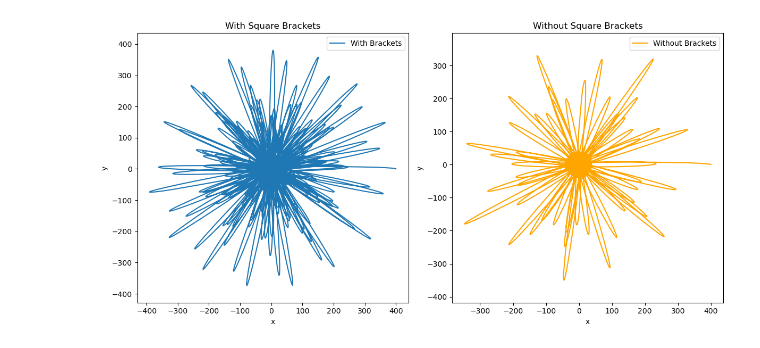
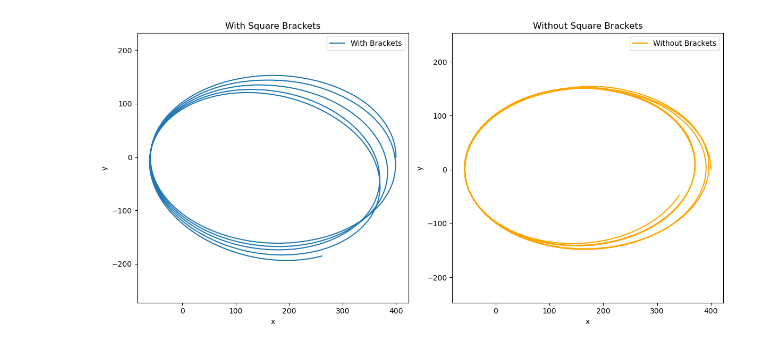
Before and after one commit to gosow9/uzh-astro, a Jupyter notebook: astro-physics/excercise/ex33.ipynb, the cells around one changed output. Cells and saved outputs as stored; diff of their text form; code cells hidden in the pictures.

```diff
--- a/astro-physics/excercise/ex33.ipynb
+++ b/astro-physics/excercise/ex33.ipynb
@@ -127,17 +135,17 @@ t_eval = np.linspace(0, t_max, 10000)
 # Hamiltonian derivatives
 def equations_with_brackets(t, y):
     r, phi, pr, pphi = y
-    dr_dt = pr + pr / r  # includes square bracket terms
+    dr_dt = pr - 2* pr / r  # includes square bracket terms
     dphi_dt = pphi / r**2
-    dpr_dt = pphi**2 / r**3 - 1 / r + pr**2 / r**2 - 2 / r**3  # includes brackets
+    dpr_dt = pphi**2 / r**3 - 1 / r**2 - pr**2 / r**2 + 4 / r**3  # includes brackets
     dpphi_dt = 0  # No explicit phi dependence in H
     return [dr_dt, dphi_dt, dpr_dt, dpphi_dt]
 
 def equations_without_brackets(t, y):
     r, phi, pr, pphi = y
-    dr_dt = pr  # excludes square bracket terms
+    dr_dt = pr
     dphi_dt = pphi / r**2
-    dpr_dt = pphi**2 / r**3 - 1 / r  # excludes brackets
+    dpr_dt = pphi**2 / r**3 - 1 / r**2  # excludes brackets
     dpphi_dt = 0  # No explicit phi dependence in H
     return [dr_dt, dphi_dt, dpr_dt, dpphi_dt]
 
@@ -155,31 +163,31 @@ r_without, phi_without = sol_without_brackets.y[0], sol_without_brackets.y[1]
 # Convert to Cartesian coordinates
 x_with = r_with * np.cos(phi_with)
 y_with = r_with * np.sin(phi_with)
 x_without = r_without * np.cos(phi_without)
 y_without = r_without * np.sin(phi_without)
 
 # Plotting
 plt.figure(figsize=(12, 6))
 
 # With square brackets
 plt.subplot(1, 2, 1)
 plt.plot(x_with, y_with, label='With Brackets')
 plt.title('With Square Brackets')
 plt.xlabel('x')
 plt.ylabel('y')
 plt.axis('equal')
 plt.legend()
 
 # Without square brackets
 plt.subplot(1, 2, 2)
 plt.plot(x_without, y_without, label='Without Brackets', color='orange')
 plt.title('Without Square Brackets')
 plt.xlabel('x')
 plt.ylabel('y')
 plt.axis('equal')
 plt.legend()
 
 plt.tight_layout()
 plt.show()
 # %% [output]
-[figure, old version]
+[figure, new version]
```
Also changed, not shown: parts of 3 cells of this notebook, 1 other file.
